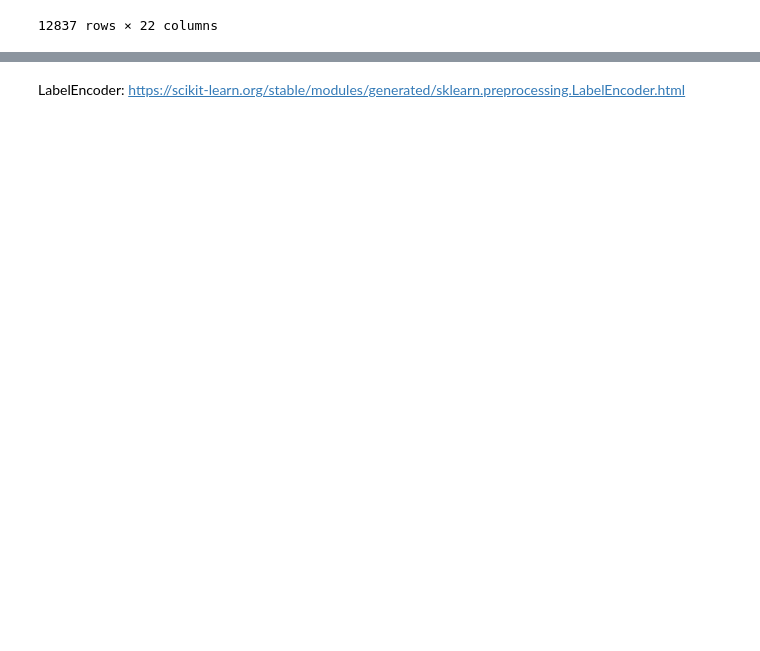
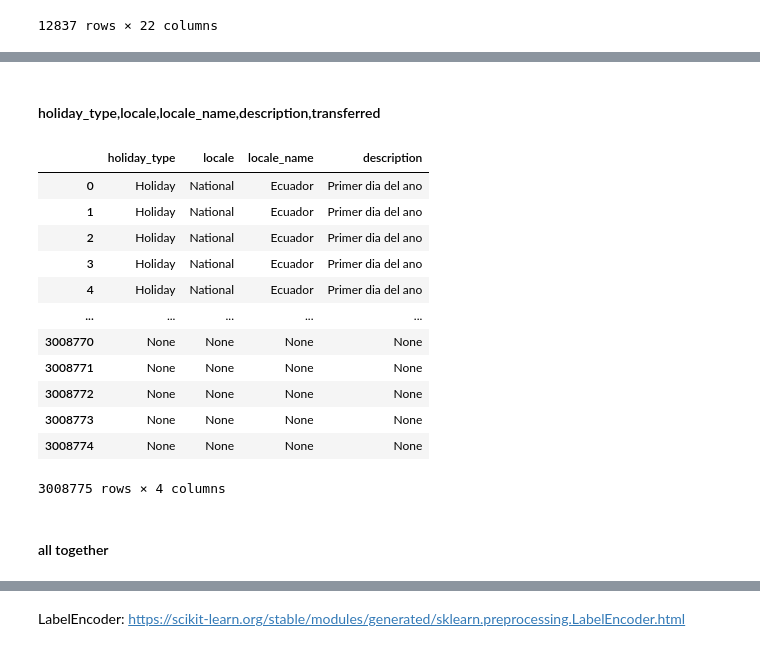
Before and after one commit to jiahui890/time-series-forecasting-store-sales, a Jupyter notebook: notebooks/feature_engineering.ipynb, the cells around one changed output, grey strips where cells are left out. Cells and saved outputs as stored; diff of their text form; code cells hidden in the pictures; blank space fills up the shorter version.

```diff
--- a/notebooks/feature_engineering.ipynb
+++ b/notebooks/feature_engineering.ipynb
@@ -170,0 +186,9 @@ df_pivot
+# %%
+def payday(x):
+    end_of_month = calendar.monthrange(x['Year'], x['Month'])[1]
+    if (x['Day']==15) or (x['Day']==end_of_month):
+        return 1
+    else:
+        return 0
+# %%
+df['Is_PayDay'] = df.apply(payday, axis=1)
@@ -170,0 +276,2 @@ df_pivot
+# %%
+df['transactions'].fillna(0, inplace=True)
@@ -170,0 +304,21 @@ df_pivot
+# %%
+df['dcoilwtico'].fillna(0, inplace=True)
+# %% [markdown]
+#### holiday_type,locale,locale_name,description,transferred
+# %%
+#df[['holiday_type','locale','locale_name','description']]
+df[['holiday_type','locale','locale_name','description']].fillna('None')
+# %% [output]
+|  | holiday_type | locale | locale_name | description |
+| 0 | Holiday | National | Ecuador | Primer dia del ano |
+| 1 | Holiday | National | Ecuador | Primer dia del ano |
+| 2 | Holiday | National | Ecuador | Primer dia del ano |
+| 3 | Holiday | National | Ecuador | Primer dia del ano |
+| 4 | Holiday | National | Ecuador | Primer dia del ano |
+| ... | ... | ... | ... | ... |
+| 3008770 | None | None | None | None |
+| 3008771 | None | None | None | None |
+| 3008772 | None | None | None | None |
+| 3008773 | None | None | None | None |
+| 3008774 | None | None | None | None |
+3008775 rows × 4 columns
@@ -170,0 +327,2 @@ df_pivot
+# %% [markdown]
+#### all together
```
Also changed, not shown: parts of 50 cells of this notebook, 2 other files.
